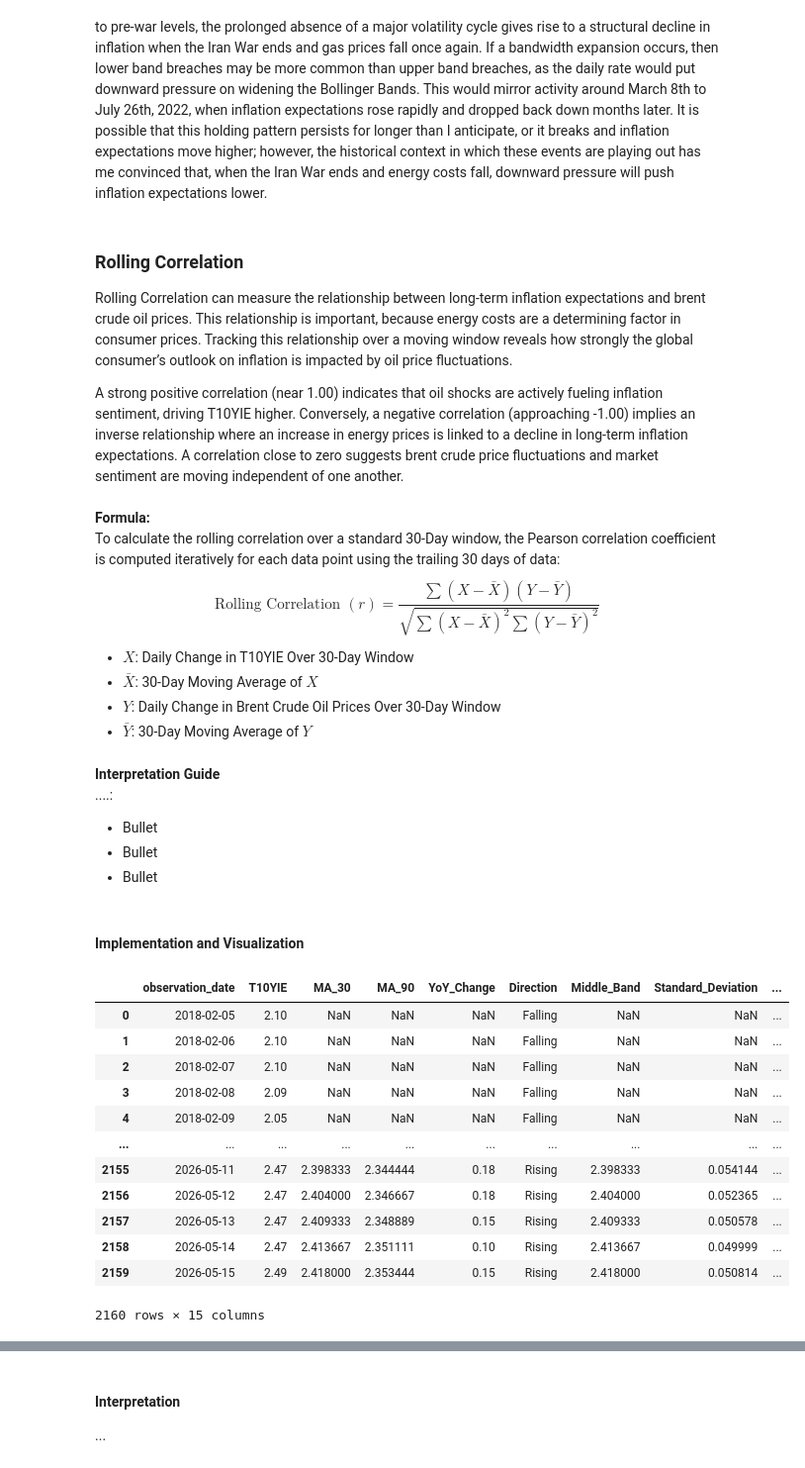
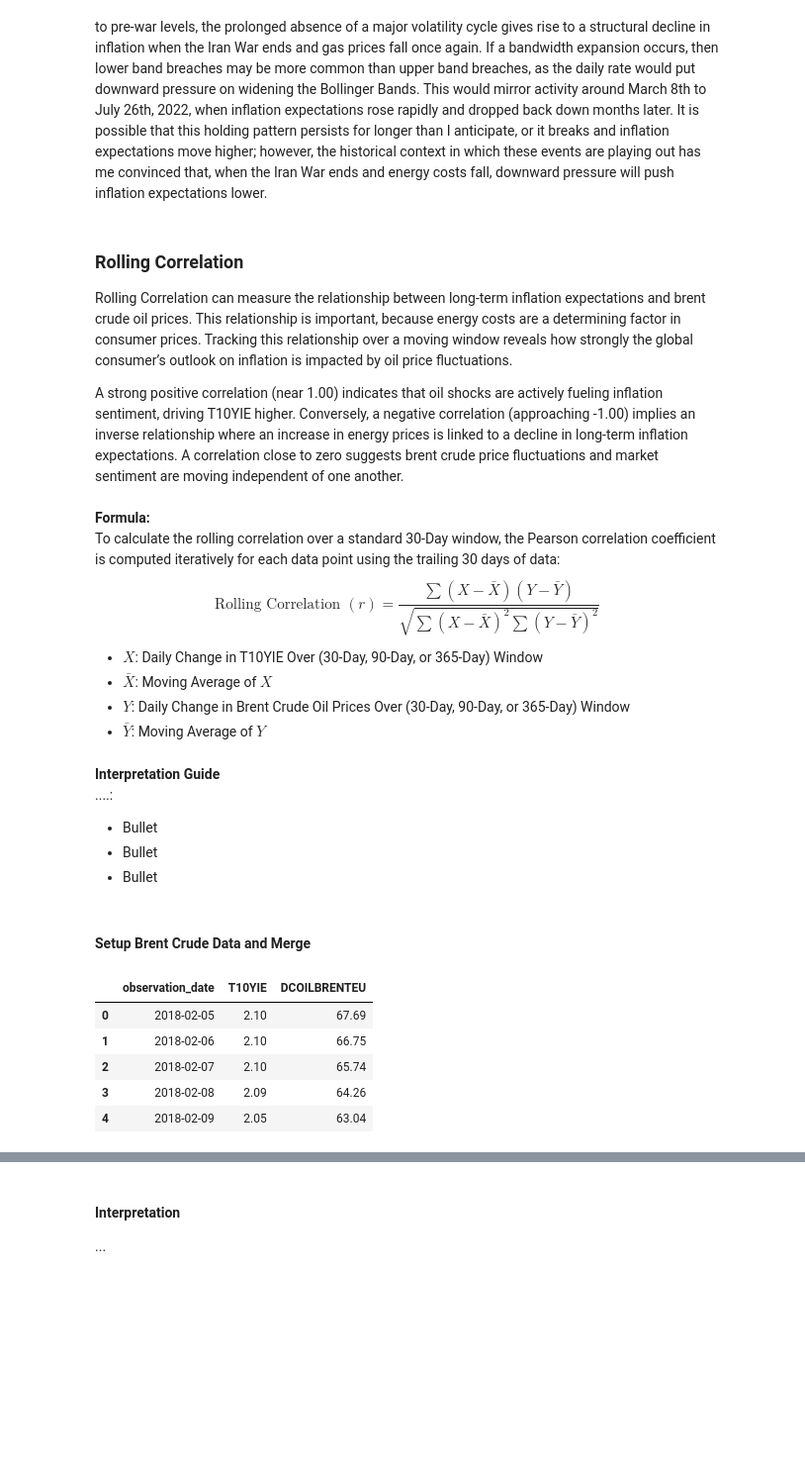
Before and after one commit to Ryan-Page-2024/Investigating-Inflation, a Jupyter notebook: Investigating_Inflation.ipynb, the cells around one changed output, grey strips where cells are left out. Shown at 99% size. Saved outputs shown, nothing was run; the diff lists cells and outputs as text; code cells hidden in the pictures; blank space fills up the shorter version.

```diff
--- a/Investigating_Inflation.ipynb
+++ b/Investigating_Inflation.ipynb
@@ -1232,10 +1231,10 @@ A strong positive correlation (near 1.00) indicates that oil shocks are actively
 <br><br>**Formula:**<br>
 To calculate the rolling correlation over a standard 30-Day window, the Pearson correlation coefficient is computed iteratively for each data point using the trailing 30 days of data:
 $$\text{Rolling Correlation } (r) = \frac{\sum (X - \bar{X})(Y - \bar{Y})}{\sqrt{\sum (X - \bar{X})^2 \sum (Y - \bar{Y})^2}}$$
-* **$X$**: Daily Change in T10YIE Over 30-Day Window
-* **$\bar{X}$**: 30-Day Moving Average of $X$
-* **$Y$**: Daily Change in Brent Crude Oil Prices Over 30-Day Window
-* **$\bar{Y}$**: 30-Day Moving Average of $Y$
+* **$X$**: Daily Change in T10YIE Over (30-Day, 90-Day, or 365-Day) Window
+* **$\bar{X}$**: Moving Average of $X$
+* **$Y$**: Daily Change in Brent Crude Oil Prices Over (30-Day, 90-Day, or 365-Day) Window
+* **$\bar{Y}$**: Moving Average of $Y$
 # %% [markdown]
 **Interpretation Guide**<br>
 ....:<br>
@@ -1244,19 +1243,17 @@ $$\text{Rolling Correlation } (r) = \frac{\sum (X - \bar{X})(Y - \bar{Y})}{\sqrt
 + Bullet
 + Bullet
 # %% [markdown]
-#### Implementation and Visualization
+#### Setup Brent Crude Data and Merge
 # %%
+# Read in Brent Crude Data and Forward Fill Missing Data Points
+df_brent = pd.read_excel('Data/DCOILBRENTEU.xlsx', sheet_name=1)
+df_brent['DCOILBRENTEU'] = df_brent['DCOILBRENTEU'].ffill()
+roll_corr = df[['observation_date','T10YIE']].merge(df_brent[['observation_date','DCOILBRENTEU']], on='observation_date', how='inner')
+roll_corr.head()
 # %% [output]
-|  | observation_date | T10YIE | MA_30 | MA_90 | YoY_Change | Direction | Middle_Band | Standard_Deviation | ... |
-| 0 | 2018-02-05 | 2.10 | NaN | NaN | NaN | Falling | NaN | NaN | ... |
-| 1 | 2018-02-06 | 2.10 | NaN | NaN | NaN | Falling | NaN | NaN | ... |
-| 2 | 2018-02-07 | 2.10 | NaN | NaN | NaN | Falling | NaN | NaN | ... |
-| 3 | 2018-02-08 | 2.09 | NaN | NaN | NaN | Falling | NaN | NaN | ... |
-| 4 | 2018-02-09 | 2.05 | NaN | NaN | NaN | Falling | NaN | NaN | ... |
-| ... | ... | ... | ... | ... | ... | ... | ... | ... | ... |
-| 2155 | 2026-05-11 | 2.47 | 2.398333 | 2.344444 | 0.18 | Rising | 2.398333 | 0.054144 | ... |
-| 2156 | 2026-05-12 | 2.47 | 2.404000 | 2.346667 | 0.18 | Rising | 2.404000 | 0.052365 | ... |
-| 2157 | 2026-05-13 | 2.47 | 2.409333 | 2.348889 | 0.15 | Rising | 2.409333 | 0.050578 | ... |
-| 2158 | 2026-05-14 | 2.47 | 2.413667 | 2.351111 | 0.10 | Rising | 2.413667 | 0.049999 | ... |
-| 2159 | 2026-05-15 | 2.49 | 2.418000 | 2.353444 | 0.15 | Rising | 2.418000 | 0.050814 | ... |
+|  | observation_date | T10YIE | DCOILBRENTEU |
+| 0 | 2018-02-05 | 2.10 | 67.69 |
+| 1 | 2018-02-06 | 2.10 | 66.75 |
+| 2 | 2018-02-07 | 2.10 | 65.74 |
+| 3 | 2018-02-08 | 2.09 | 64.26 |
+| 4 | 2018-02-09 | 2.05 | 63.04 |
-2160 rows × 15 columns
```
Also changed, not shown: parts of 7 cells of this notebook, 1 other file.
